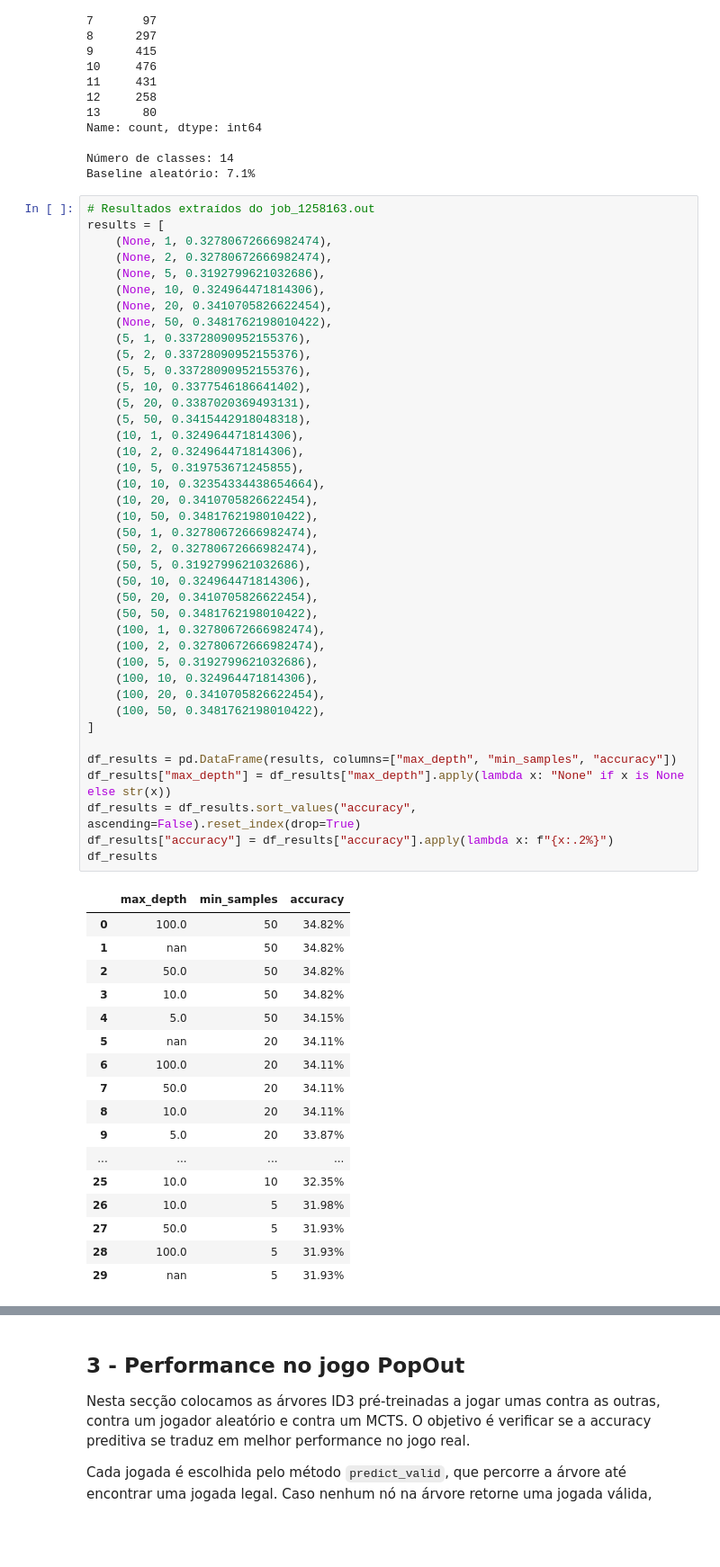
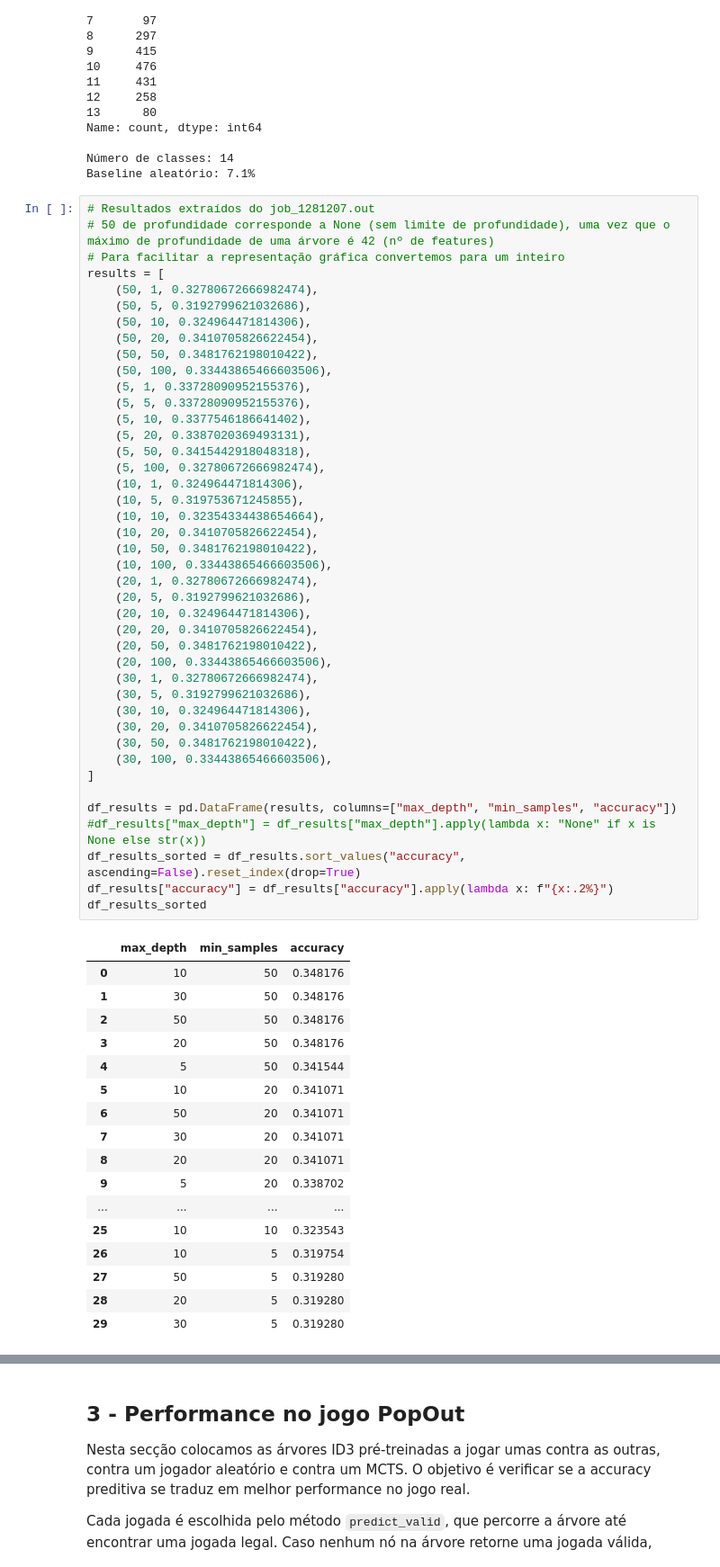
Before and after one commit to andredpinto/AI_2526_Project, a Jupyter notebook: notebooks/analysis_id3.ipynb, the cells around one changed output, grey strips where cells are left out. Shown at 90% size. Drawn from its saved outputs; the diff is of its cells as text; blank space fills up the shorter version.

```diff
--- a/notebooks/analysis_id3.ipynb
+++ b/notebooks/analysis_id3.ipynb
@@ -182,63 +182,65 @@ Name: count, dtype: int64
 Número de classes: 14
 Baseline aleatório: 7.1%
 # %%
-# Resultados extraídos do job_1258163.out
+# Resultados extraídos do job_1281207.out
+# 50 de profundidade corresponde a None (sem limite de profundidade), uma vez que o máximo de profundidade de uma árvore é 42 (nº de features)
+# Para facilitar a representação gráfica convertemos para um inteiro
 results = [
-    (None, 1, 0.32780672666982474),
-    (None, 2, 0.32780672666982474),
-    (None, 5, 0.3192799621032686),
-    (None, 10, 0.324964471814306),
-    (None, 20, 0.3410705826622454),
-    (None, 50, 0.3481762198010422),
+    (50, 1, 0.32780672666982474),
+    (50, 5, 0.3192799621032686),
+    (50, 10, 0.324964471814306),
+    (50, 20, 0.3410705826622454),
+    (50, 50, 0.3481762198010422),
+    (50, 100, 0.33443865466603506),
     (5, 1, 0.33728090952155376),
-    (5, 2, 0.33728090952155376),
     (5, 5, 0.33728090952155376),
     (5, 10, 0.3377546186641402),
     (5, 20, 0.3387020369493131),
     (5, 50, 0.3415442918048318),
+    (5, 100, 0.32780672666982474),
     (10, 1, 0.324964471814306),
-    (10, 2, 0.324964471814306),
     (10, 5, 0.319753671245855),
     (10, 10, 0.32354334438654664),
     (10, 20, 0.3410705826622454),
     (10, 50, 0.3481762198010422),
-    (50, 1, 0.32780672666982474),
-    (50, 2, 0.32780672666982474),
-    (50, 5, 0.3192799621032686),
-    (50, 10, 0.324964471814306),
-    (50, 20, 0.3410705826622454),
-    (50, 50, 0.3481762198010422),
-    (100, 1, 0.32780672666982474),
-    (100, 2, 0.32780672666982474),
-    (100, 5, 0.3192799621032686),
-    (100, 10, 0.324964471814306),
-    (100, 20, 0.3410705826622454),
-    (100, 50, 0.3481762198010422),
+    (10, 100, 0.33443865466603506),
+    (20, 1, 0.32780672666982474),
+    (20, 5, 0.3192799621032686),
+    (20, 10, 0.324964471814306),
+    (20, 20, 0.3410705826622454),
+    (20, 50, 0.3481762198010422),
+    (20, 100, 0.33443865466603506),
+    (30, 1, 0.32780672666982474),
+    (30, 5, 0.3192799621032686),
+    (30, 10, 0.324964471814306),
+    (30, 20, 0.3410705826622454),
+    (30, 50, 0.3481762198010422),
+    (30, 100, 0.33443865466603506),
 ]
 
 df_results = pd.DataFrame(results, columns=["max_depth", "min_samples", "accuracy"])
-df_results["max_depth"] = df_results["max_depth"].apply(lambda x: "None" if x is None else str(x))
-df_results = df_results.sort_values("accuracy", ascending=False).reset_index(drop=True)
+#df_results["max_depth"] = df_results["max_depth"].apply(lambda x: "None" if x is None else str(x))
+df_results_sorted = df_results.sort_values("accuracy", ascending=False).reset_index(drop=True)
 df_results["accuracy"] = df_results["accuracy"].apply(lambda x: f"{x:.2%}")
-df_results
+df_results_sorted
 # %% [output]
 |  | max_depth | min_samples | accuracy |
-| 0 | 100.0 | 50 | 34.82% |
-| 1 | nan | 50 | 34.82% |
-| 2 | 50.0 | 50 | 34.82% |
-| 3 | 10.0 | 50 | 34.82% |
-| 4 | 5.0 | 50 | 34.15% |
-| 5 | nan | 20 | 34.11% |
-| 6 | 100.0 | 20 | 34.11% |
-| 7 | 50.0 | 20 | 34.11% |
-| 8 | 10.0 | 20 | 34.11% |
-| 9 | 5.0 | 20 | 33.87% |
+| 0 | 10 | 50 | 0.348176 |
+| 1 | 30 | 50 | 0.348176 |
+| 2 | 50 | 50 | 0.348176 |
+| 3 | 20 | 50 | 0.348176 |
+| 4 | 5 | 50 | 0.341544 |
+| 5 | 10 | 20 | 0.341071 |
+| 6 | 50 | 20 | 0.341071 |
+| 7 | 30 | 20 | 0.341071 |
+| 8 | 20 | 20 | 0.341071 |
+| 9 | 5 | 20 | 0.338702 |
 | ... | ... | ... | ... |
-| 25 | 10.0 | 10 | 32.35% |
-| 26 | 10.0 | 5 | 31.98% |
-| 27 | 50.0 | 5 | 31.93% |
-| 28 | 100.0 | 5 | 31.93% |
-| 29 | nan | 5 | 31.93% |
+| 25 | 10 | 10 | 0.323543 |
+| 26 | 10 | 5 | 0.319754 |
+| 27 | 50 | 5 | 0.319280 |
+| 28 | 20 | 5 | 0.319280 |
+| 29 | 30 | 5 | 0.319280 |
 # %%
 # Heatmap: max_depth vs min_samples
 pivot = df_results.copy()
```
Also changed, not shown: parts of 7 cells of this notebook, 43 other files.
